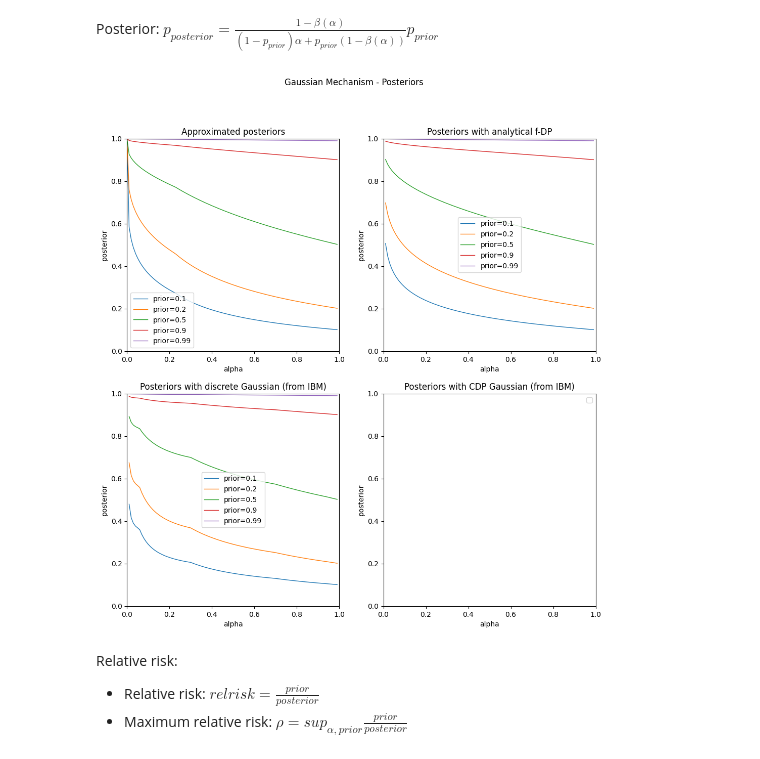
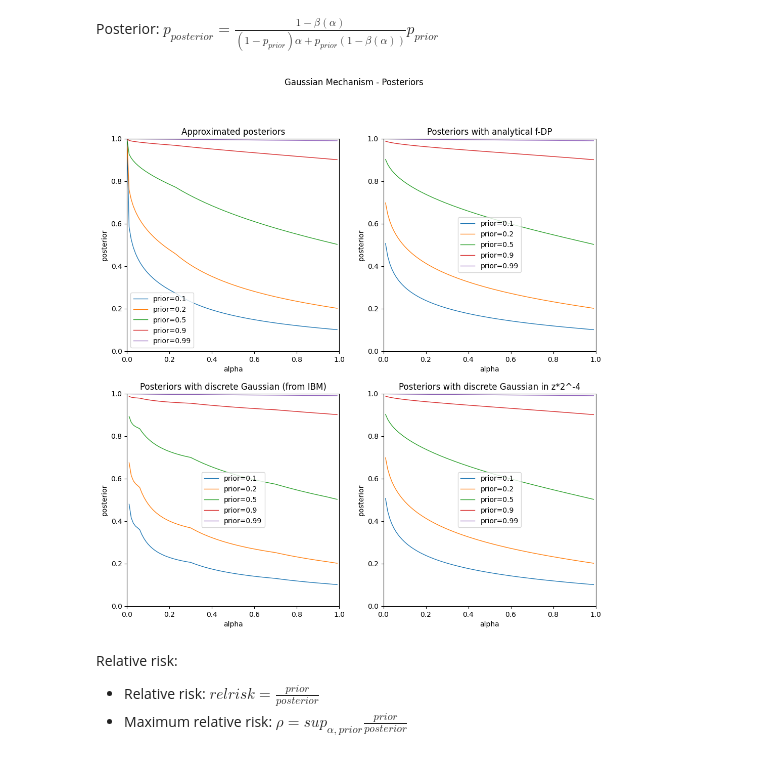
Before and after one commit to damienbfs/opendp-relative-risk, a Jupyter notebook: distances.ipynb, the cells around one changed output. Saved outputs shown, nothing was run; the diff lists cells and outputs as text; code cells hidden in the pictures.

```diff
--- a/distances.ipynb
+++ b/distances.ipynb
@@ -185,16 +190,17 @@ privacy_profile_gaussian_discrete_deltas_k1 = [(lambda e: dg_delta_k(gaussian_sc
 privacy_profile_gaussian_discrete_deltas_k2 = [(lambda e: dg_delta_k(gaussian_scale**2, e, count_sensitivity, iters=2000, k=-2))(eps) for eps in np.arange(0.001, 3, 0.001)]
 privacy_profile_gaussian_discrete_deltas_k4 = [(lambda e: dg_delta_k(gaussian_scale**2, e, count_sensitivity, iters=2000, k=-4))(eps) for eps in np.arange(0.001, 3, 0.001)]
 
-fig, ax = plt.subplots(1, 1, figsize=(12, 12))
+fig, ax1 = plt.subplots(1, 1, figsize=(6, 6))
+fig.suptitle("Discrete Gaussian Mechanism")
 
-ax.set_title("delta(epsilon) curve for discrete Gaussian Mechanism in Z * 2^k")
-ax.plot(privacy_profile_gaussian_discrete_deltas_explore, np.arange(0.001, 3, 0.001))
-ax.plot(privacy_profile_gaussian_discrete_deltas_k1, np.arange(0.001, 3, 0.001), label="k=-1")
-ax.plot(privacy_profile_gaussian_discrete_deltas_k2, np.arange(0.001, 3, 0.001), label="k=-2")
-ax.plot(privacy_profile_gaussian_discrete_deltas_k4, np.arange(0.001, 3, 0.001), label="k=-4")
-ax.set_xlabel("delta")
-ax.set_ylabel("epsilon")
-ax.legend()
+ax1.set_title("delta(epsilon) curve for discrete Gaussian Mechanism in Z * 2^k")
+ax1.plot(privacy_profile_gaussian_discrete_deltas_explore, np.arange(0.001, 3, 0.001), label="k=0")
+ax1.plot(privacy_profile_gaussian_discrete_deltas_k1, np.arange(0.001, 3, 0.001), label="k=-1")
+ax1.plot(privacy_profile_gaussian_discrete_deltas_k2, np.arange(0.001, 3, 0.001), label="k=-2")
+ax1.plot(privacy_profile_gaussian_discrete_deltas_k4, np.arange(0.001, 3, 0.001), label="k=-4")
+ax1.set_xlabel("delta")
+ax1.set_ylabel("epsilon")
+ax1.legend()
 
 plt.plot()
 # %% [output]
@@ -207,10 +215,4 @@ from relative_risk import posterior
 # %%
-alphas = np.arange(0, 1, 0.01)
-deltas = np.arange(0.001, 1, 0.001)
-epsilons = np.concatenate((np.arange(0, 3, 0.001), np.arange(3, 30, 0.1)))
-
-priors = [0.1, 0.2, 0.5, 0.9, 0.99]
-
 tradeoff_approx_gaussian = tradeoffCurve(smdCurveWrapper(gaussian_smd_curve), deltas=deltas)
 posteriors_gaussian = []
 for prior in priors:
@@ -227,6 +229,12 @@ posteriors_discrete_gaussian = []
 for prior in priors:
     post = [posterior(alpha, tradeoff_discrete_gaussian, prior) for alpha in alphas]
     posteriors_discrete_gaussian.append(post)
+
+tradeoff_discrete_gaussian_k4 = tradeoffCurve((lambda e: dg_delta_k(gaussian_scale**2, e, count_sensitivity, iters=2000, k=-4)), epsilons=epsilons)
+posteriors_discrete_gaussian_4k = []
+for prior in priors:
+    post = [posterior(alpha, tradeoff_discrete_gaussian_k4, prior) for alpha in alphas]
+    posteriors_discrete_gaussian_4k.append(post)
 # %%
 import matplotlib.pyplot as plt
 
@@ -247,36 +255,36 @@ ax2.set_title('Posteriors with analytical f-DP')
 for i in range(0, len(posteriors_gaussian)):
     ax2.plot(alphas, posteriors_analytical_gaussian[i], label=f"prior={priors[i]}", marker='', linewidth=1)
 ax2.set_xlabel('alpha')
 ax2.set_ylabel('posterior')
 ax2.set_xlim(0, 1)
 ax2.set_ylim(0, 1)
 ax2.legend()
 ax2.set_aspect('equal')
 
 ax3.set_title('Posteriors with discrete Gaussian (from IBM)')
 for i in range(0, len(posteriors_gaussian)):
     ax3.plot(alphas, posteriors_discrete_gaussian[i], label=f"prior={priors[i]}", marker='', linewidth=1)
 ax3.set_xlabel('alpha')
 ax3.set_ylabel('posterior')
 ax3.set_xlim(0, 1)
 ax3.set_ylim(0, 1)
 ax3.legend()
 ax3.set_aspect('equal')
 
-ax4.set_title('Posteriors with CDP Gaussian (from IBM)')
+ax4.set_title('Posteriors with discrete Gaussian in z*2^-4')
 for i in range(0, len(posteriors_gaussian)):
     pass
-    #ax4.plot(alphas, posteriors_cdp_gaussian[i], label=f"prior={priors[i]}", marker='', linewidth=1)
+    ax4.plot(alphas, posteriors_discrete_gaussian_4k[i], label=f"prior={priors[i]}", marker='', linewidth=1)
 ax4.set_xlabel('alpha')
 ax4.set_ylabel('posterior')
 ax4.set_xlim(0, 1)
 ax4.set_ylim(0, 1)
 ax4.legend()
 ax4.set_aspect('equal')
 
 plt.show()
 # %% [output]
-[figure, old version]
+[figure, new version]
 # %% [markdown]
 Relative risk:
 - Relative risk: $relrisk = \frac{prior}{posterior}$
```
Also changed, not shown: parts of 11 cells of this notebook, 1 other file.
